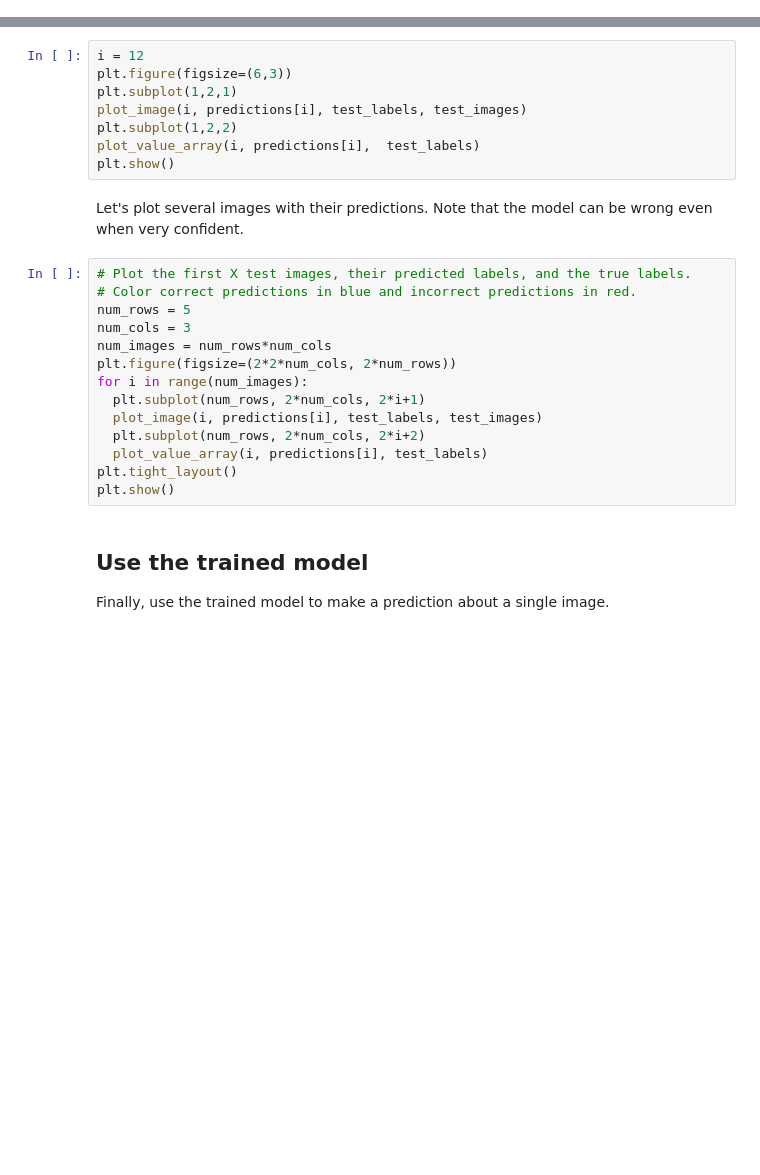
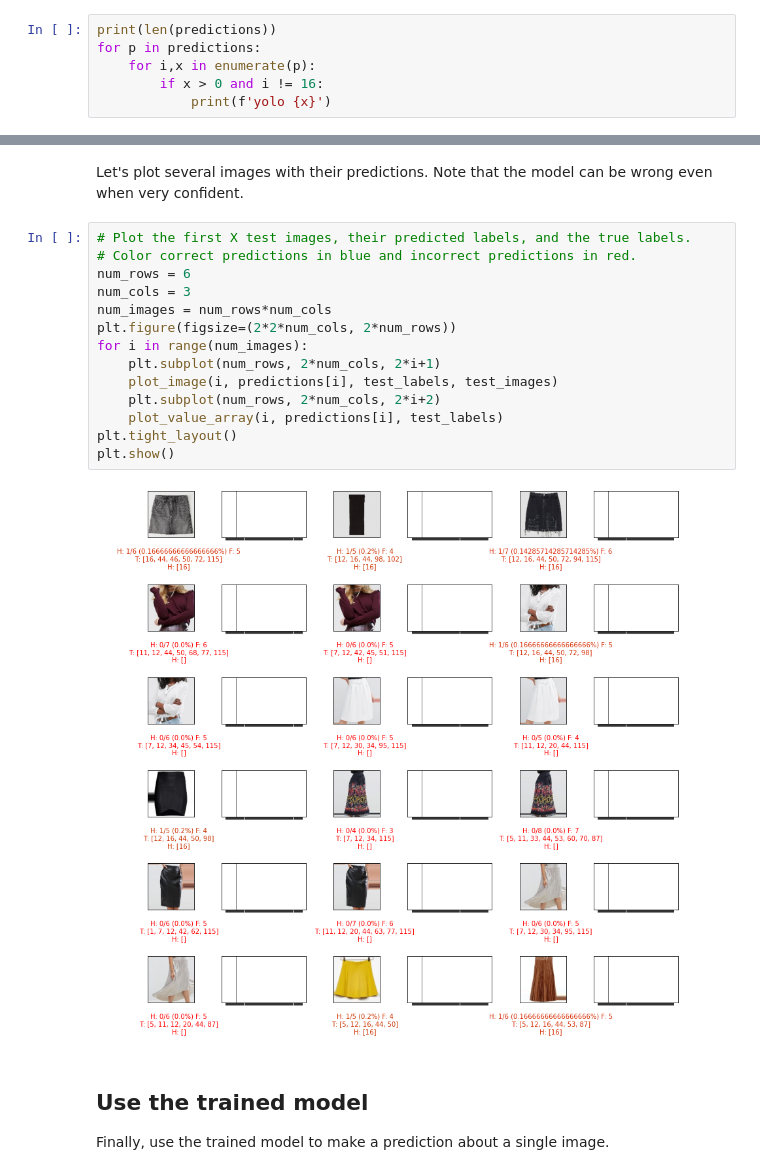
Before and after one commit to Nenonymo/classClothes, a Jupyter notebook: src/python/classification_mwe.ipynb, the cells around one changed output, grey strips where cells are left out. Drawn from its saved outputs; the diff is of its cells as text; blank space fills up the shorter version.

```diff
--- a/src/python/classification_mwe.ipynb
+++ b/src/python/classification_mwe.ipynb
@@ -201,0 +270,6 @@ predictions[0]
+# %%
+print(len(predictions))
+for p in predictions:
+    for i,x in enumerate(p):
+        if x > 0 and i != 16:
+            print(f'yolo {x}')
@@ -259,27 +359,21 @@ plt.show()
-# %%
-i = 12
-plt.figure(figsize=(6,3))
-plt.subplot(1,2,1)
-plot_image(i, predictions[i], test_labels, test_images)
-plt.subplot(1,2,2)
-plot_value_array(i, predictions[i],  test_labels)
-plt.show()
 # %% [markdown]
 Let's plot several images with their predictions. Note that the model can be wrong even when very confident.
 # %%
 # Plot the first X test images, their predicted labels, and the true labels.
 # Color correct predictions in blue and incorrect predictions in red.
-num_rows = 5
+num_rows = 6
 num_cols = 3
 num_images = num_rows*num_cols
 plt.figure(figsize=(2*2*num_cols, 2*num_rows))
 for i in range(num_images):
-  plt.subplot(num_rows, 2*num_cols, 2*i+1)
-  plot_image(i, predictions[i], test_labels, test_images)
-  plt.subplot(num_rows, 2*num_cols, 2*i+2)
-  plot_value_array(i, predictions[i], test_labels)
+    plt.subplot(num_rows, 2*num_cols, 2*i+1)
+    plot_image(i, predictions[i], test_labels, test_images)
+    plt.subplot(num_rows, 2*num_cols, 2*i+2)
+    plot_value_array(i, predictions[i], test_labels)
 plt.tight_layout()
 plt.show()
+# %% [output]
+[figure, added]
 # %% [markdown]
 ## Use the trained model
 
```
Also changed, not shown: parts of 22 cells of this notebook.
